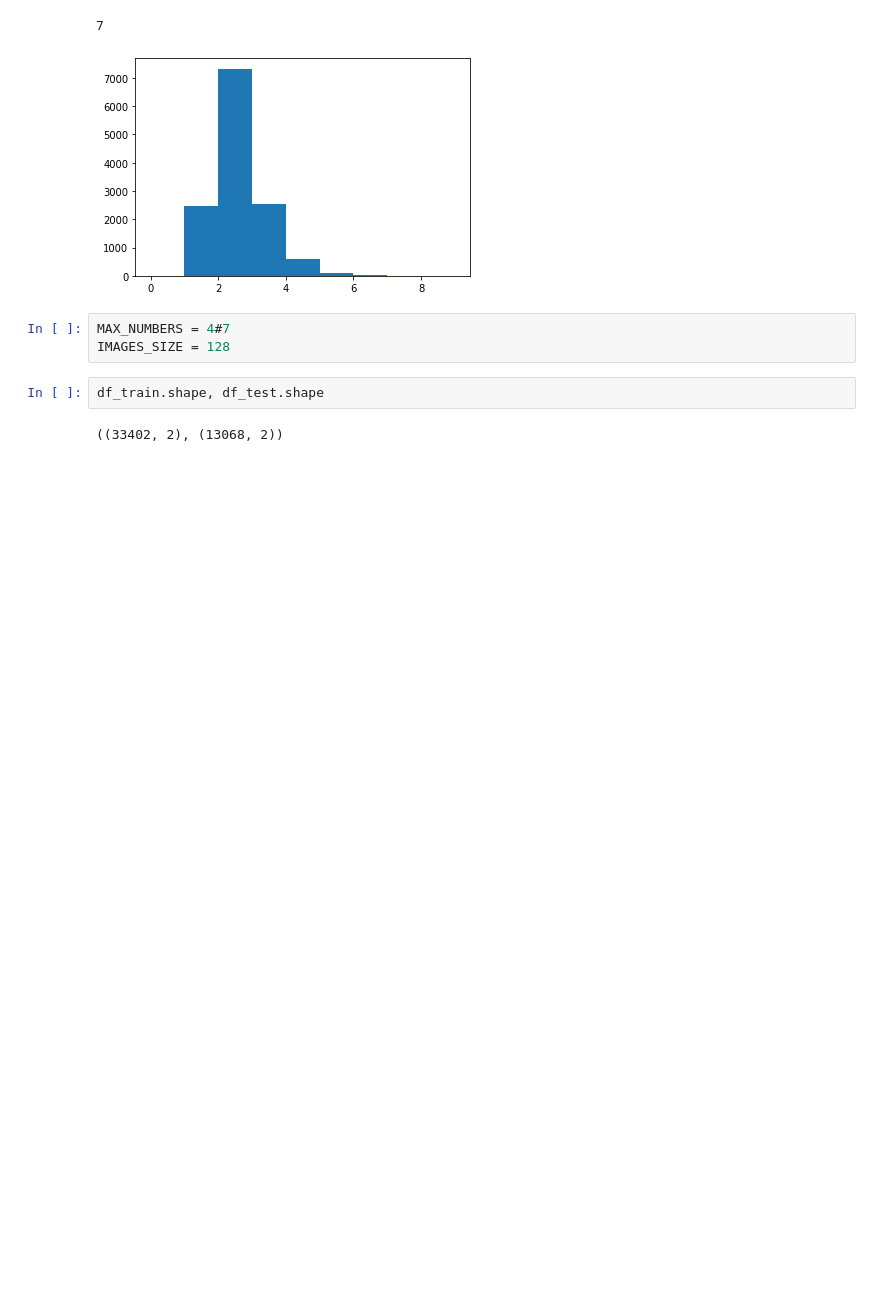
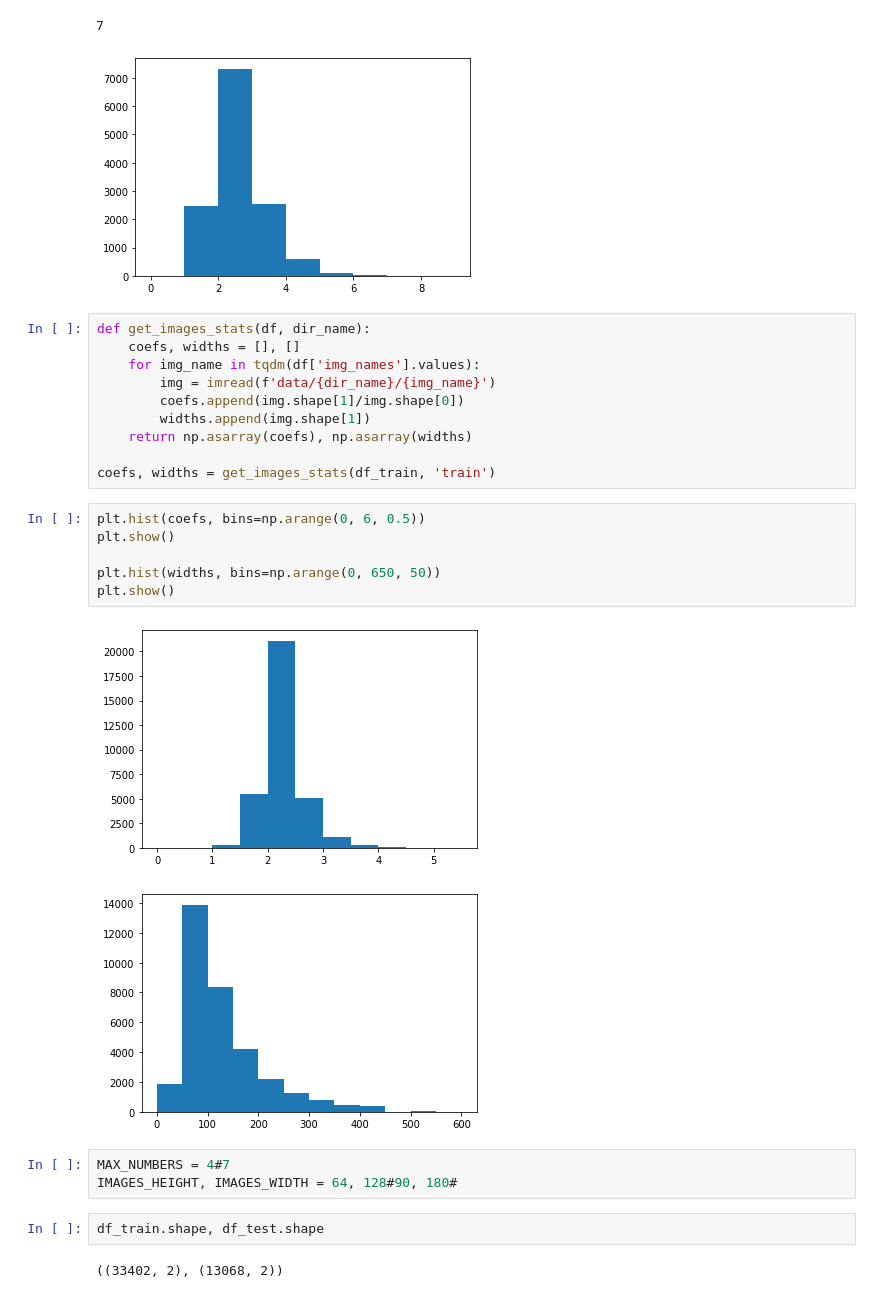
Before and after one commit to prikibak/MO_4sem, a Jupyter notebook: laba4/experiments.ipynb, the cells around one changed output. Saved outputs shown, nothing was run; the diff lists cells and outputs as text; blank space fills up the shorter version.

Commit message:
improved data preprocess (integrated with keras data-generator and augmentation). Implemented images resolution and shape unification

```diff
--- a/laba4/experiments.ipynb
+++ b/laba4/experiments.ipynb
@@ -65,9 +69,28 @@ plt.show()
 [figure]
 7
 [figure]
+# %%
+def get_images_stats(df, dir_name):
+    coefs, widths = [], []
+    for img_name in tqdm(df['img_names'].values):
+        img = imread(f'data/{dir_name}/{img_name}')
+        coefs.append(img.shape[1]/img.shape[0])
+        widths.append(img.shape[1])
+    return np.asarray(coefs), np.asarray(widths)
+
+coefs, widths = get_images_stats(df_train, 'train')
+# %%
+plt.hist(coefs, bins=np.arange(0, 6, 0.5))
+plt.show()
+
+plt.hist(widths, bins=np.arange(0, 650, 50))
+plt.show()
+# %% [output]
+[figure, added]
+[figure, added]
 # %%
 MAX_NUMBERS = 4#7
-IMAGES_SIZE = 128
+IMAGES_HEIGHT, IMAGES_WIDTH = 64, 128#90, 180#
 # %%
 df_train.shape, df_test.shape
 # %% [output]
```
Also changed, not shown: parts of 32 cells of this notebook.
